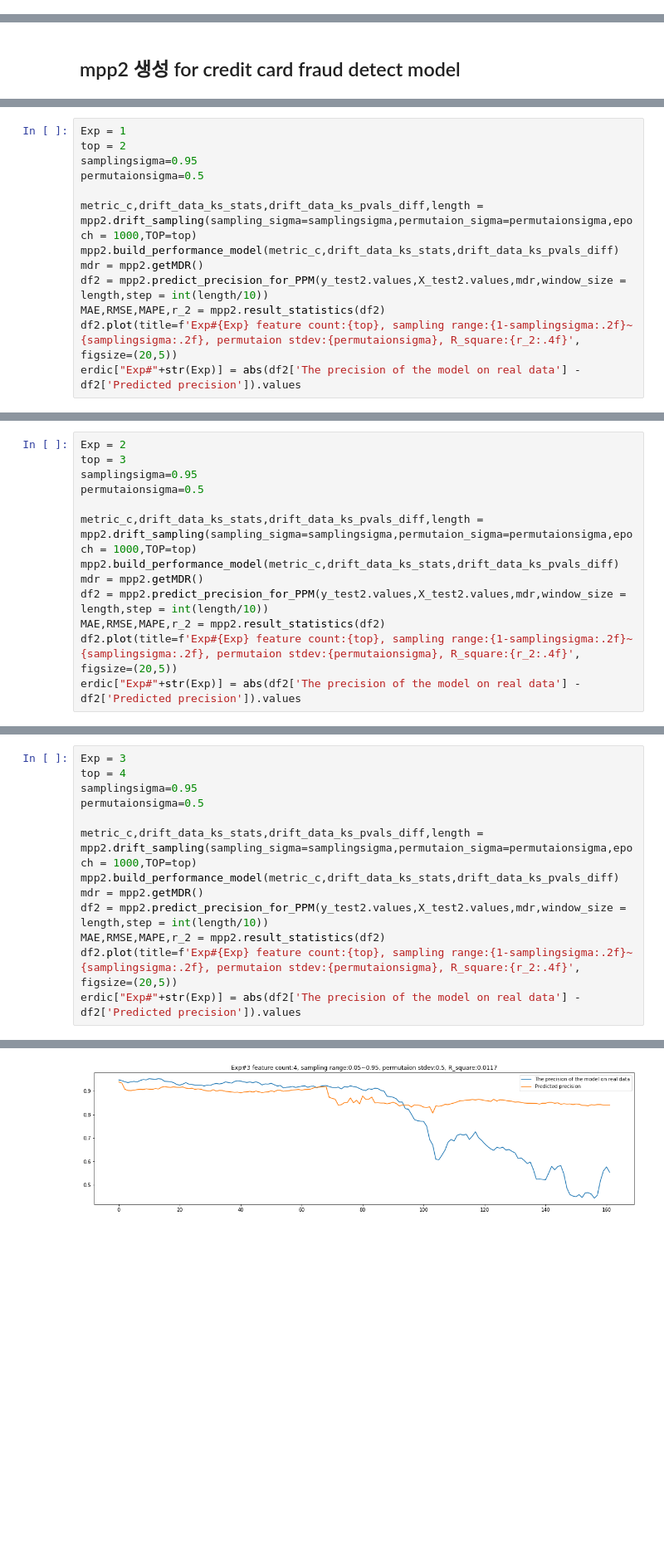
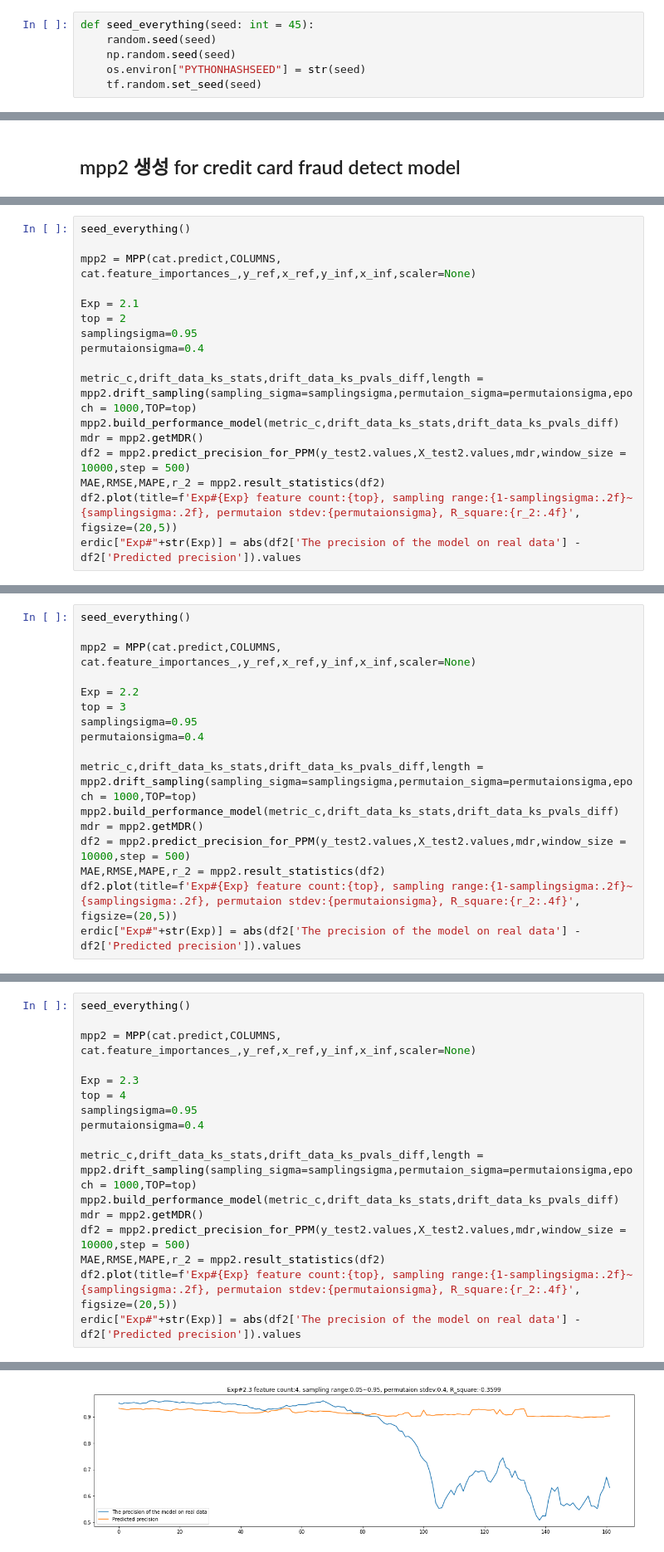
Before and after one commit to dolmani38/drift, a Jupyter notebook: Concept drift에 의한 모델의 성능 추정 방법_0722.ipynb, the cells around one changed output, grey strips where cells are left out. Shown at 83% size. Saved outputs shown, nothing was run; the diff lists cells and outputs as text; blank space fills up the shorter version.

```diff
--- a/Concept drift에 의한 모델의 성능 추정 방법_0722.ipynb
+++ b/Concept drift에 의한 모델의 성능 추정 방법_0722.ipynb
@@ -101,6 +101,12 @@ from tensorflow.keras.models import Sequential
 from tensorflow.keras.layers import Dense, Dropout
 
 np.random.seed(1337)
+# %%
+def seed_everything(seed: int = 45):
+    random.seed(seed)
+    np.random.seed(seed)
+    os.environ["PYTHONHASHSEED"] = str(seed)
+    tf.random.set_seed(seed)
 # %%
 df_accepted = pd.read_csv("/content/drive/MyDrive/Drift/accepted_2007_to_2018Q4.csv")
 
@@ -1122,13 +1419,17 @@ erdic= {}
 # %%
-Exp = 1
+seed_everything()
+
+mpp2 = MPP(cat.predict,COLUMNS, cat.feature_importances_,y_ref,x_ref,y_inf,x_inf,scaler=None)
+
+Exp = 2.1
 top = 2
 samplingsigma=0.95
-permutaionsigma=0.5
+permutaionsigma=0.4
 
 metric_c,drift_data_ks_stats,drift_data_ks_pvals_diff,length = mpp2.drift_sampling(sampling_sigma=samplingsigma,permutaion_sigma=permutaionsigma,epoch = 1000,TOP=top)
 mpp2.build_performance_model(metric_c,drift_data_ks_stats,drift_data_ks_pvals_diff)
 mdr = mpp2.getMDR()
-df2 = mpp2.predict_precision_for_PPM(y_test2.values,X_test2.values,mdr,window_size = length,step = int(length/10))
+df2 = mpp2.predict_precision_for_PPM(y_test2.values,X_test2.values,mdr,window_size = 10000,step = 500)
 MAE,RMSE,MAPE,r_2 = mpp2.result_statistics(df2)
 df2.plot(title=f'Exp#{Exp} feature count:{top}, sampling range:{1-samplingsigma:.2f}~{samplingsigma:.2f}, permutaion stdev:{permutaionsigma}, R_square:{r_2:.4f}', figsize=(20,5))
 erdic["Exp#"+str(Exp)] = abs(df2['The precision of the model on real data'] - df2['Predicted precision']).values
@@ -1154,13 +1455,17 @@ R2 0.31090407833298195
 # %%
-Exp = 2
+seed_everything()
+
+mpp2 = MPP(cat.predict,COLUMNS, cat.feature_importances_,y_ref,x_ref,y_inf,x_inf,scaler=None)
+
+Exp = 2.2
 top = 3
 samplingsigma=0.95
-permutaionsigma=0.5
+permutaionsigma=0.4
 
 metric_c,drift_data_ks_stats,drift_data_ks_pvals_diff,length = mpp2.drift_sampling(sampling_sigma=samplingsigma,permutaion_sigma=permutaionsigma,epoch = 1000,TOP=top)
 mpp2.build_performance_model(metric_c,drift_data_ks_stats,drift_data_ks_pvals_diff)
 mdr = mpp2.getMDR()
-df2 = mpp2.predict_precision_for_PPM(y_test2.values,X_test2.values,mdr,window_size = length,step = int(length/10))
+df2 = mpp2.predict_precision_for_PPM(y_test2.values,X_test2.values,mdr,window_size = 10000,step = 500)
 MAE,RMSE,MAPE,r_2 = mpp2.result_statistics(df2)
 df2.plot(title=f'Exp#{Exp} feature count:{top}, sampling range:{1-samplingsigma:.2f}~{samplingsigma:.2f}, permutaion stdev:{permutaionsigma}, R_square:{r_2:.4f}', figsize=(20,5))
 erdic["Exp#"+str(Exp)] = abs(df2['The precision of the model on real data'] - df2['Predicted precision']).values
@@ -1186,13 +1495,17 @@ R2 -0.12618123627872913
 # %%
-Exp = 3
+seed_everything()
+
+mpp2 = MPP(cat.predict,COLUMNS, cat.feature_importances_,y_ref,x_ref,y_inf,x_inf,scaler=None)
+
+Exp = 2.3
 top = 4
 samplingsigma=0.95
-permutaionsigma=0.5
+permutaionsigma=0.4
 
 metric_c,drift_data_ks_stats,drift_data_ks_pvals_diff,length = mpp2.drift_sampling(sampling_sigma=samplingsigma,permutaion_sigma=permutaionsigma,epoch = 1000,TOP=top)
 mpp2.build_performance_model(metric_c,drift_data_ks_stats,drift_data_ks_pvals_diff)
 mdr = mpp2.getMDR()
-df2 = mpp2.predict_precision_for_PPM(y_test2.values,X_test2.values,mdr,window_size = length,step = int(length/10))
+df2 = mpp2.predict_precision_for_PPM(y_test2.values,X_test2.values,mdr,window_size = 10000,step = 500)
 MAE,RMSE,MAPE,r_2 = mpp2.result_statistics(df2)
 df2.plot(title=f'Exp#{Exp} feature count:{top}, sampling range:{1-samplingsigma:.2f}~{samplingsigma:.2f}, permutaion stdev:{permutaionsigma}, R_square:{r_2:.4f}', figsize=(20,5))
 erdic["Exp#"+str(Exp)] = abs(df2['The precision of the model on real data'] - df2['Predicted precision']).values
@@ -1217 +1530 @@ R2 0.011718283660200113
-[figure, old version]
+[figure, new version]
```
Also changed, not shown: parts of 44 cells of this notebook.
